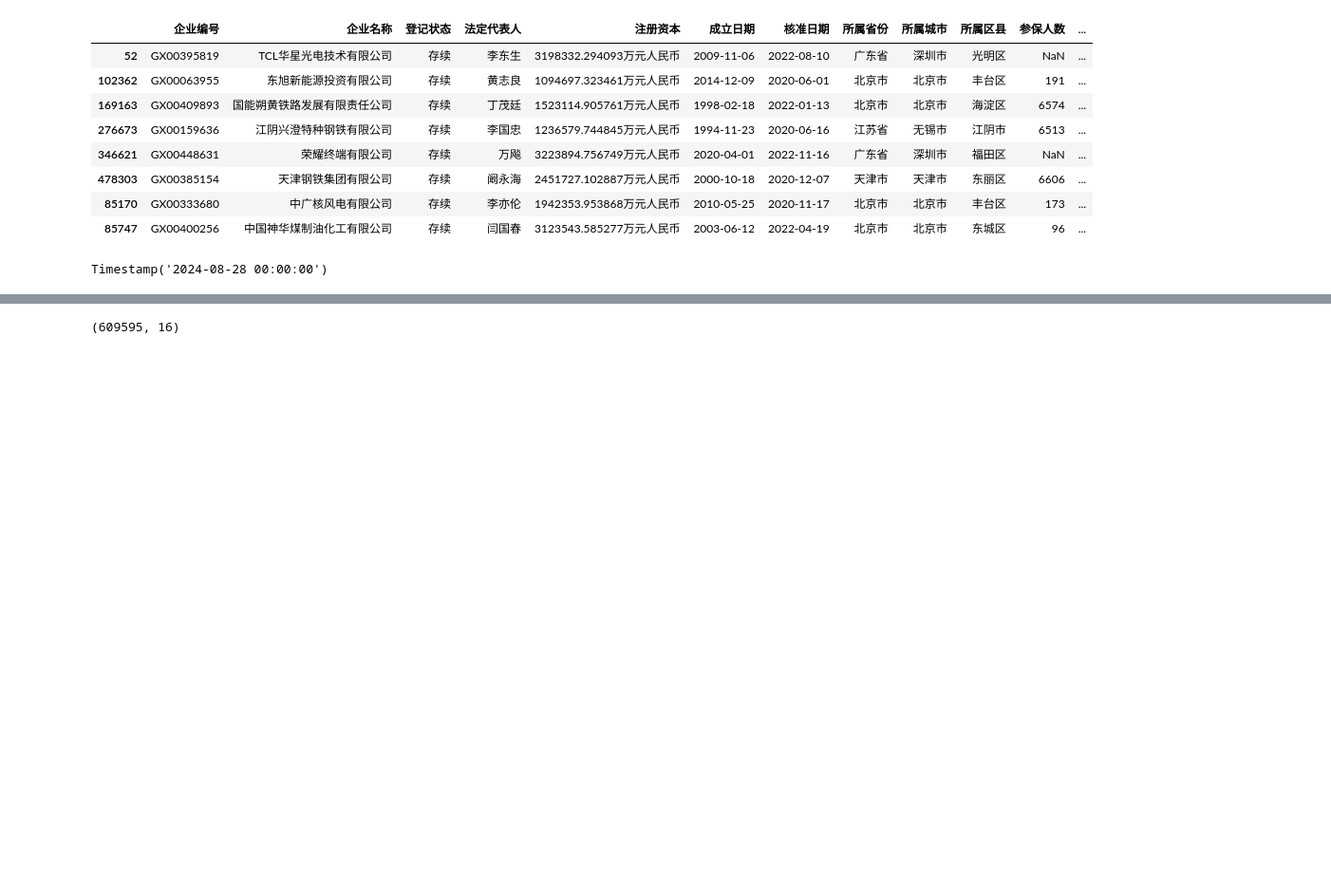
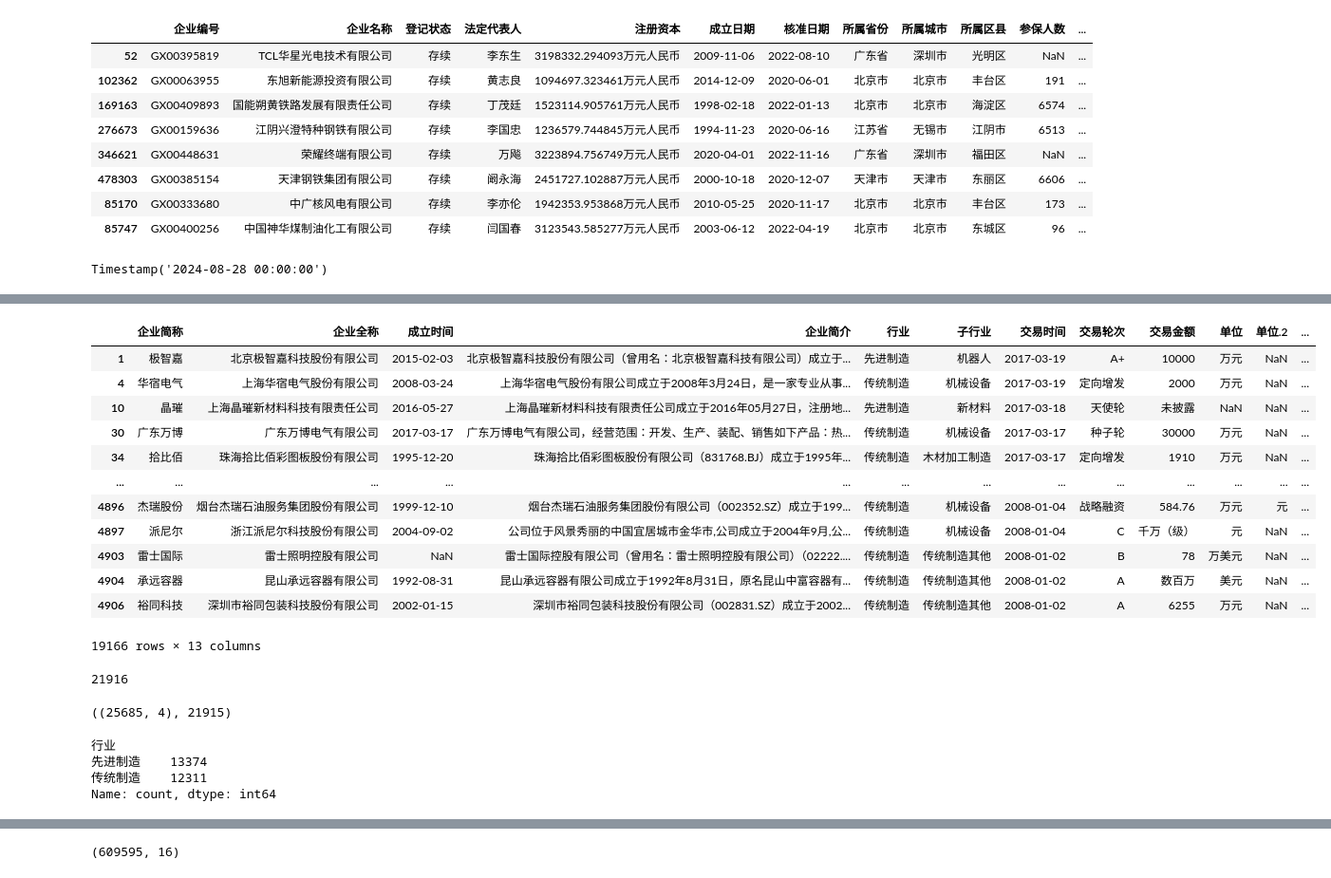
Before and after one commit to ideatechresearch/patent_invest, a Jupyter notebook: 专精特新&高新技术&税调&创新基金&火炬项目&融资企业与专利.ipynb, the cells around one changed output, grey strips where cells are left out. Shown: that part at 95% size. Cells and saved outputs as stored; diff of their text form; code cells hidden in the pictures; blank space fills up the shorter version.

```diff
--- a/专精特新&高新技术&税调&创新基金&火炬项目&融资企业与专利.ipynb
+++ b/专精特新&高新技术&税调&创新基金&火炬项目&融资企业与专利.ipynb
@@ -814,0 +852,3 @@ Name: count, Length: 123, dtype: int64
+# %%
+invest_all[['行业','子行业']]=invest_all.所在行业.str.split('-', expand=True).fillna(pd.NA)
+invest_all.行业.unique()
@@ -2696,0 +2872,21 @@ gxqy.to_csv('data\高新技术企业基本信息_202408.csv',index=False)
+# %%
+invest_all.loc[(invest_all['行业']=='传统制造')|(invest_all['行业']=='先进制造'),['企业简称', '企业全称','成立时间','企业简介','行业','子行业','交易时间','交易轮次','交易金额','单位','单位.2','投资方名称','投后估值']]
+# %% [output]
+|  | 企业简称 | 企业全称 | 成立时间 | 企业简介 | 行业 | 子行业 | 交易时间 | 交易轮次 | 交易金额 | 单位 | 单位.2 | ... |
+| 1 | 极智嘉 | 北京极智嘉科技股份有限公司 | 2015-02-03 | 北京极智嘉科技股份有限公司（曾用名：北京极智嘉科技有限公司）成立于... | 先进制造 | 机器人 | 2017-03-19 | A+ | 10000 | 万元 | NaN | ... |
+| 4 | 华宿电气 | 上海华宿电气股份有限公司 | 2008-03-24 | 上海华宿电气股份有限公司成立于2008年3月24日，是一家专业从事... | 传统制造 | 机械设备 | 2017-03-19 | 定向增发 | 2000 | 万元 | NaN | ... |
+| 10 | 晶璀 | 上海晶璀新材料科技有限责任公司 | 2016-05-27 | 上海晶璀新材料科技有限责任公司成立于2016年05月27日，注册地... | 先进制造 | 新材料 | 2017-03-18 | 天使轮 | 未披露 | NaN | NaN | ... |
+| 30 | 广东万博 | 广东万博电气有限公司 | 2017-03-17 | 广东万博电气有限公司，经营范围：开发、生产、装配、销售如下产品：热... | 传统制造 | 机械设备 | 2017-03-17 | 种子轮 | 30000 | 万元 | NaN | ... |
+| 34 | 拾比佰 | 珠海拾比佰彩图板股份有限公司 | 1995-12-20 | 珠海拾比佰彩图板股份有限公司（831768.BJ）成立于1995年... | 传统制造 | 木材加工制造 | 2017-03-17 | 定向增发 | 1910 | 万元 | NaN | ... |
+| ... | ... | ... | ... | ... | ... | ... | ... | ... | ... | ... | ... | ... |
+| 4896 | 杰瑞股份 | 烟台杰瑞石油服务集团股份有限公司 | 1999-12-10 | 烟台杰瑞石油服务集团股份有限公司（002352.SZ）成立于199... | 传统制造 | 机械设备 | 2008-01-04 | 战略融资 | 584.76 | 万元 | 元 | ... |
+| 4897 | 派尼尔 | 浙江派尼尔科技股份有限公司 | 2004-09-02 | 公司位于风景秀丽的中国宜居城市金华市,公司成立于2004年9月,公... | 传统制造 | 机械设备 | 2008-01-04 | C | 千万（级） | 元 | NaN | ... |
+| 4903 | 雷士国际 | 雷士照明控股有限公司 | NaN | 雷士国际控股有限公司（曾用名：雷士照明控股有限公司）（02222.... | 传统制造 | 传统制造其他 | 2008-01-02 | B | 78 | 万美元 | NaN | ... |
+| 4904 | 承远容器 | 昆山承远容器有限公司 | 1992-08-31 | 昆山承远容器有限公司成立于1992年8月31日，原名昆山中富容器有... | 传统制造 | 传统制造其他 | 2008-01-02 | A | 数百万 | 美元 | NaN | ... |
+| 4906 | 裕同科技 | 深圳市裕同包装科技股份有限公司 | 2002-01-15 | 深圳市裕同包装科技股份有限公司（002831.SZ）成立于2002... | 传统制造 | 传统制造其他 | 2008-01-02 | A | 6255 | 万元 | NaN | ... |
+19166 rows × 13 columns
+# %%
+invest_co=set(invest_all.loc[(invest_all['行业']=='传统制造')|(invest_all['行业']=='先进制造'),'企业全称'])|set(invest.loc[(invest['行业']=='传统制造')|(invest['行业']=='先进制造'),'工商全称'])
+len(invest_co)
+# %% [output]
+21916
@@ -2696,0 +2900,12 @@ gxqy.to_csv('data\高新技术企业基本信息_202408.csv',index=False)
+# %%
+invest_co_mfg=pd.concat([invest_co_mfg,invest_co_mfg_1])
+invest_co_mfg.shape,invest_co_mfg.企业全称.nunique()
+# %% [output]
+((25685, 4), 21915)
+# %%
+invest_co_mfg.行业.value_counts()
+# %% [output]
+行业
+先进制造    13374
+传统制造    12311
+Name: count, dtype: int64
```
Also changed, not shown: parts of 50 cells of this notebook, 16 other files.
